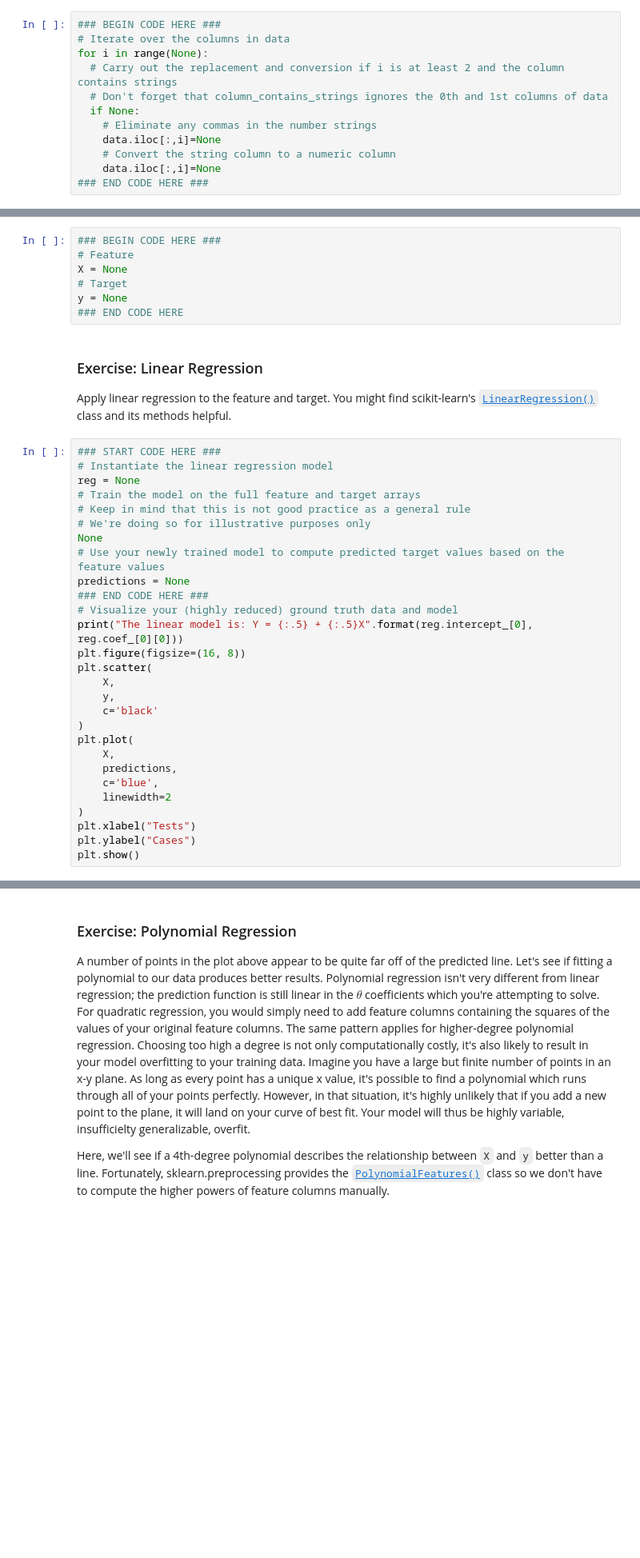
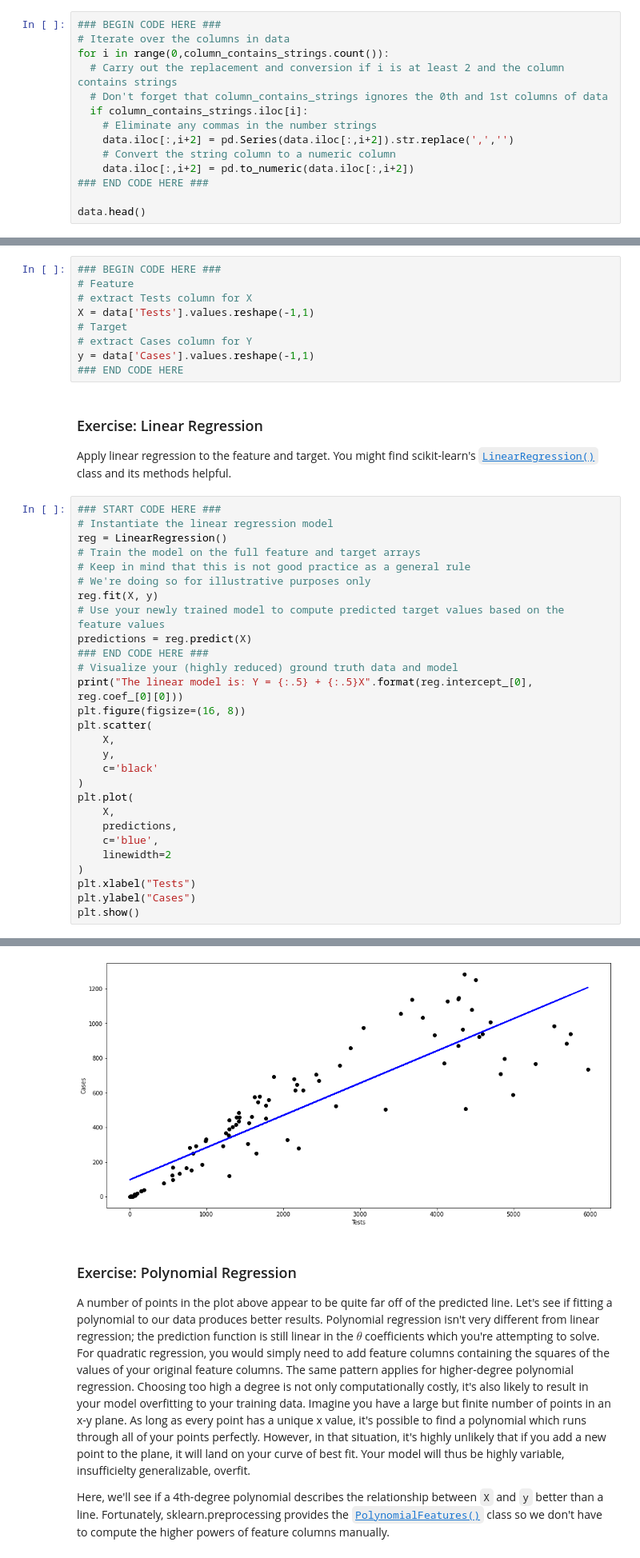
Before and after one commit to ChristianSAW/Fourthbrain, a Jupyter notebook: assignments/week1/1.5_COVID_19_Predictions_for_Chicago.ipynb, the cells around one changed output, grey strips where cells are left out. Shown at 80% size. Cells and saved outputs as stored; diff of their text form; blank space fills up the shorter version.

```diff
--- a/assignments/week1/1.5_COVID_19_Predictions_for_Chicago.ipynb
+++ b/assignments/week1/1.5_COVID_19_Predictions_for_Chicago.ipynb
@@ -31,12 +64,14 @@ Ideally, every value in the Pandas `Series` above should be `False` (the column
 # %%
 ### BEGIN CODE HERE ###
 # Iterate over the columns in data
-for i in range(None):
+for i in range(0,column_contains_strings.count()):
   # Carry out the replacement and conversion if i is at least 2 and the column contains strings
   # Don't forget that column_contains_strings ignores the 0th and 1st columns of data
-  if None:
+  if column_contains_strings.iloc[i]:
     # Eliminate any commas in the number strings
-    data.iloc[:,i]=None
+    data.iloc[:,i+2] = pd.Series(data.iloc[:,i+2]).str.replace(',','')
     # Convert the string column to a numeric column
-    data.iloc[:,i]=None
+    data.iloc[:,i+2] = pd.to_numeric(data.iloc[:,i+2])
 ### END CODE HERE ###
+
+data.head()
@@ -140,9 +260,11 @@ By now, we're down to 2 numeric columns from the original dataset. The goal is t
 # %%
 ### BEGIN CODE HERE ###
 # Feature
-X = None
+# extract Tests column for X
+X = data['Tests'].values.reshape(-1,1)
 # Target
-y = None
+# extract Cases column for Y
+y = data['Cases'].values.reshape(-1,1)
 ### END CODE HERE
 # %% [markdown]
 ### Exercise: Linear Regression
@@ -151,13 +273,13 @@ Apply linear regression to the feature and target. You might find scikit-learn's
 # %%
 ### START CODE HERE ###
 # Instantiate the linear regression model
-reg = None
+reg = LinearRegression()
 # Train the model on the full feature and target arrays
 # Keep in mind that this is not good practice as a general rule
 # We're doing so for illustrative purposes only
-None
+reg.fit(X, y)
 # Use your newly trained model to compute predicted target values based on the feature values
-predictions = None
+predictions = reg.predict(X)
 ### END CODE HERE ###
 # Visualize your (highly reduced) ground truth data and model
 print("The linear model is: Y = {:.5} + {:.5}X".format(reg.intercept_[0], reg.coef_[0][0]))
@@ -176,3 +298,4 @@ plt.plot(
 plt.xlabel("Tests")
 plt.ylabel("Cases")
 plt.show()
+# %% [output]
@@ -179,3 +303,4 @@ plt.show()
+[figure, added]
 # %% [markdown]
 ### Exercise: Polynomial Regression
 
```
Also changed, not shown: parts of 18 cells of this notebook.
